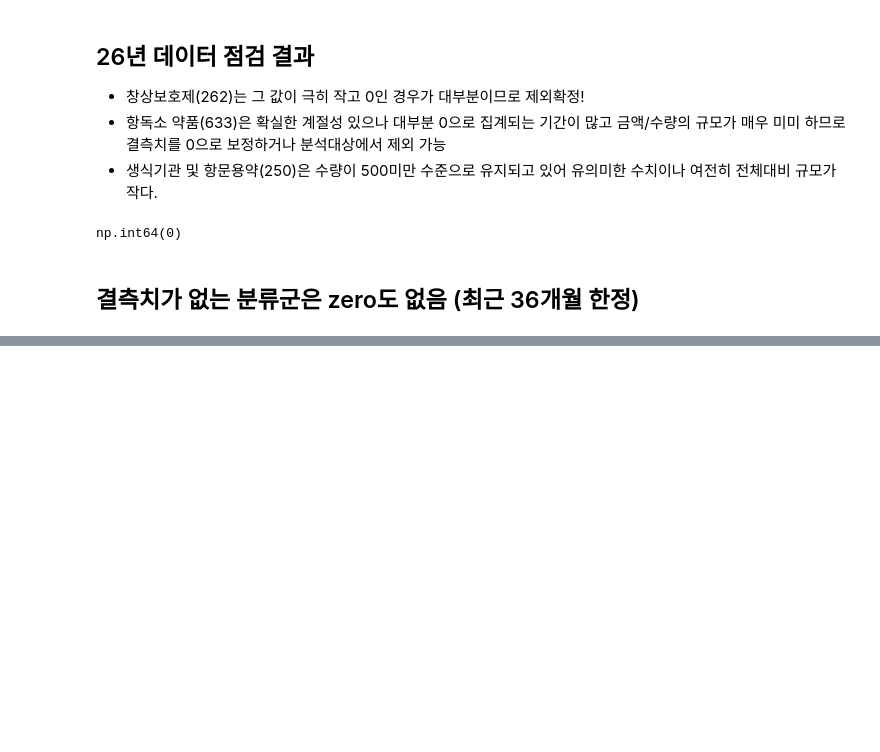
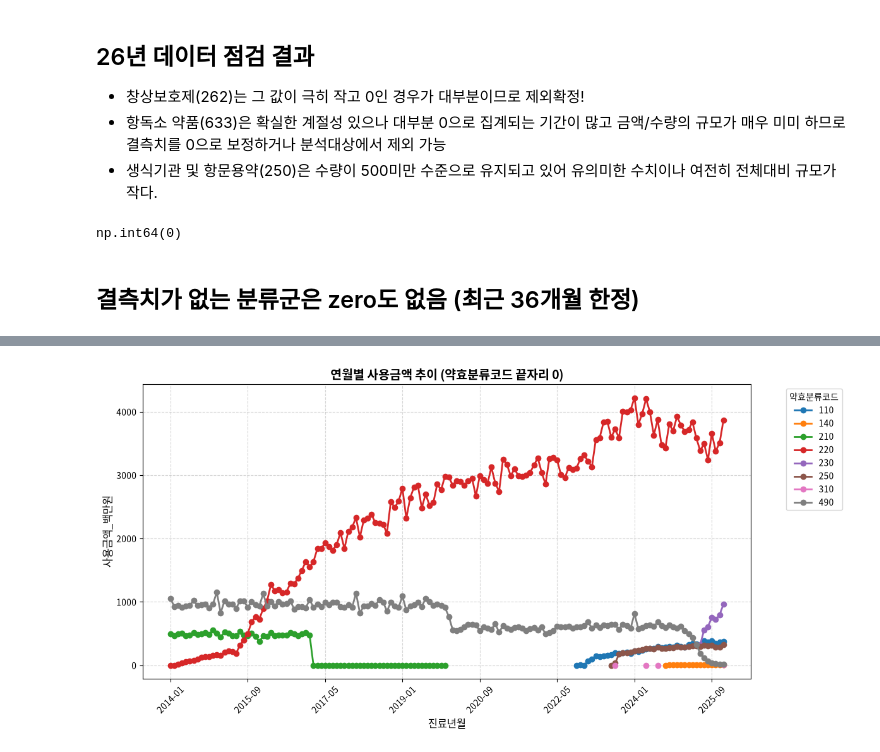
Before and after one commit to benskim/healthcareDA, a Jupyter notebook: src/1-1.meft/meft-audit-v1.ipynb, the cells around one changed output, grey strips where cells are left out. Saved outputs shown, nothing was run; the diff lists cells and outputs as text; code cells hidden in the pictures; blank space fills up the shorter version.

```diff
--- a/src/1-1.meft/meft-audit-v1.ipynb
+++ b/src/1-1.meft/meft-audit-v1.ipynb
@@ -389,0 +452,28 @@ np.int64(0)
+# %%
+import matplotlib.pyplot as plt
+import seaborn as sns
+
+# --- [중요] 폰트 설정 (한글/CJK 깨짐 방지) ---
+plt.rcParams['font.family'] = (
+    'Noto Sans CJK JP'  # 리눅스 환경에 설치된 CJK 지원 폰트 지정
+)
+# 마이너스 기호 깨짐 방지
+plt.rcParams['axes.unicode_minus'] = False  # bool 값만 허용; 문자열 'Minus sign'은 에러
+# plt.figure(figsize=(14, 8))
+pivot_amt.T.plot(
+    marker='o',
+    linewidth=2,
+    markersize=6,
+    figsize=(12, 6),
+)
+plt.title('연월별 사용금액 추이 (약효분류코드 끝자리 0)', fontsize=14, weight='bold')
+plt.xlabel('진료년월', fontsize=12)
+plt.ylabel('사용금액_백만원', fontsize=12)
+plt.xticks(rotation=45)
+plt.grid(True, linestyle='--', alpha=0.5)
+plt.legend(title='약효분류코드', bbox_to_anchor=(1.05, 1), loc='upper left')
+plt.tight_layout()
+# plt.savefig('monthly_usage_trend.png')
+plt.show()
+# %% [output]
+[figure, added]
```
Also changed, not shown: parts of 3 cells of this notebook, 1 other file.
